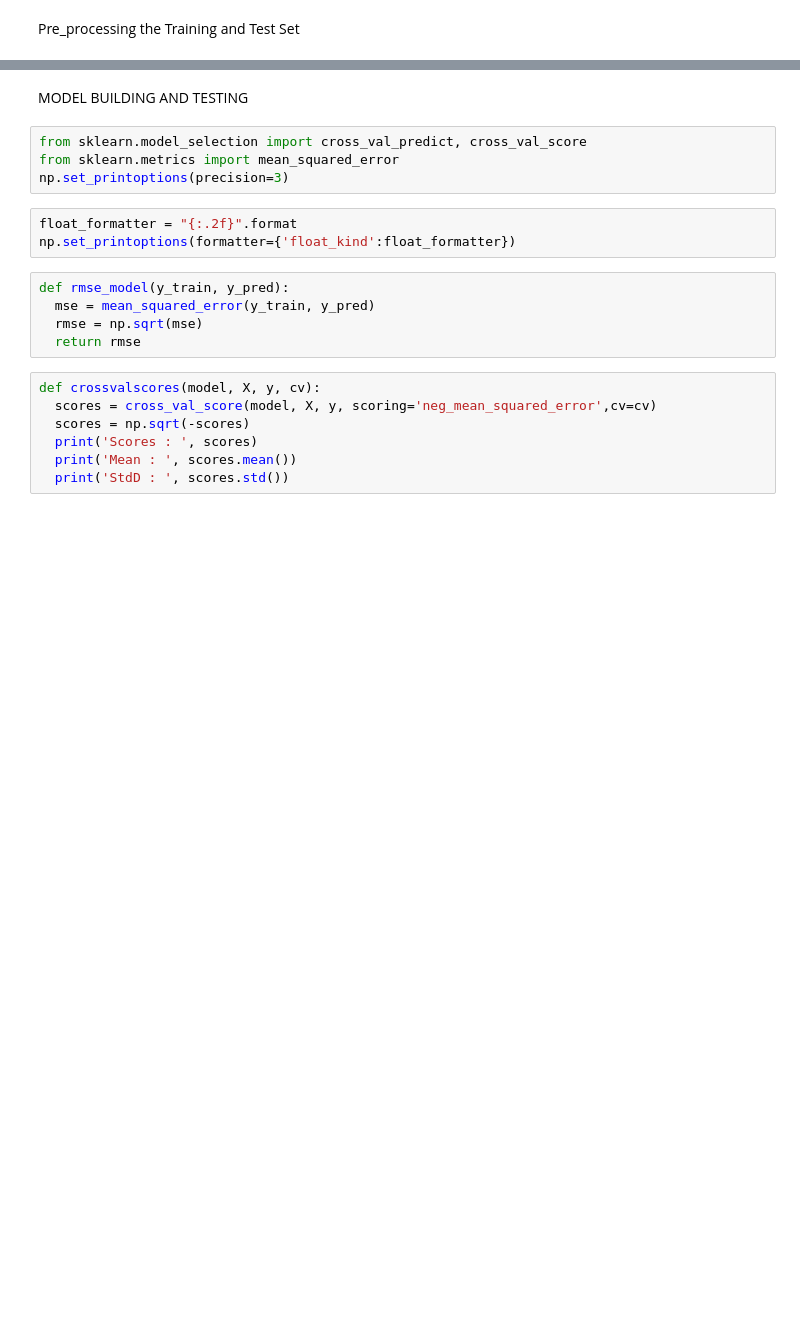
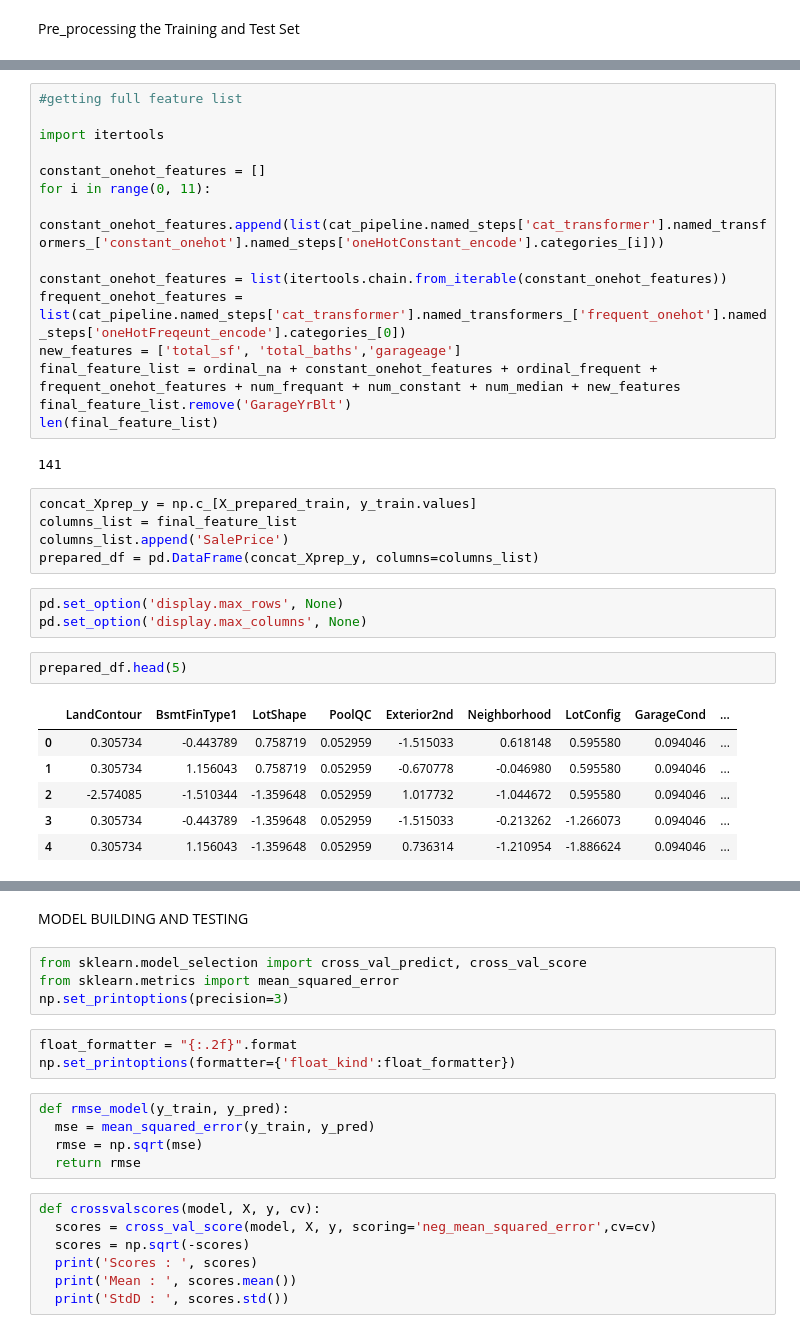
Before and after one commit to tharindatj/Kaggle_competitions, a Jupyter notebook: kaggle_house_prices.ipynb, the cells around one changed output, grey strips where cells are left out. Saved outputs shown, nothing was run; the diff lists cells and outputs as text; blank space fills up the shorter version.

```diff
--- a/kaggle_house_prices.ipynb
+++ b/kaggle_house_prices.ipynb
@@ -341,0 +377,34 @@ X_prepared_train.shape
+# %%
+#getting full feature list
+
+import itertools
+
+constant_onehot_features = []
+for i in range(0, 11):
+  constant_onehot_features.append(list(cat_pipeline.named_steps['cat_transformer'].named_transformers_['constant_onehot'].named_steps['oneHotConstant_encode'].categories_[i]))
+
+constant_onehot_features = list(itertools.chain.from_iterable(constant_onehot_features))
+frequent_onehot_features = list(cat_pipeline.named_steps['cat_transformer'].named_transformers_['frequent_onehot'].named_steps['oneHotFreqeunt_encode'].categories_[0])
+new_features = ['total_sf', 'total_baths','garageage']
+final_feature_list = ordinal_na + constant_onehot_features + ordinal_frequent + frequent_onehot_features + num_frequant + num_constant + num_median + new_features
+final_feature_list.remove('GarageYrBlt')
+len(final_feature_list)
+# %% [output]
+141
+# %%
+concat_Xprep_y = np.c_[X_prepared_train, y_train.values]
+columns_list = final_feature_list
+columns_list.append('SalePrice')
+prepared_df = pd.DataFrame(concat_Xprep_y, columns=columns_list)
+# %%
+pd.set_option('display.max_rows', None)
+pd.set_option('display.max_columns', None)
+# %%
+prepared_df.head(5)
+# %% [output]
+|  | LandContour | BsmtFinType1 | LotShape | PoolQC | Exterior2nd | Neighborhood | LotConfig | GarageCond | ... |
+| 0 | 0.305734 | -0.443789 | 0.758719 | 0.052959 | -1.515033 | 0.618148 | 0.595580 | 0.094046 | ... |
+| 1 | 0.305734 | 1.156043 | 0.758719 | 0.052959 | -0.670778 | -0.046980 | 0.595580 | 0.094046 | ... |
+| 2 | -2.574085 | -1.510344 | -1.359648 | 0.052959 | 1.017732 | -1.044672 | 0.595580 | 0.094046 | ... |
+| 3 | 0.305734 | -0.443789 | -1.359648 | 0.052959 | -1.515033 | -0.213262 | -1.266073 | 0.094046 | ... |
+| 4 | 0.305734 | 1.156043 | -1.359648 | 0.052959 | 0.736314 | -1.210954 | -1.886624 | 0.094046 | ... |
```
Also changed, not shown: parts of 39 cells of this notebook.
